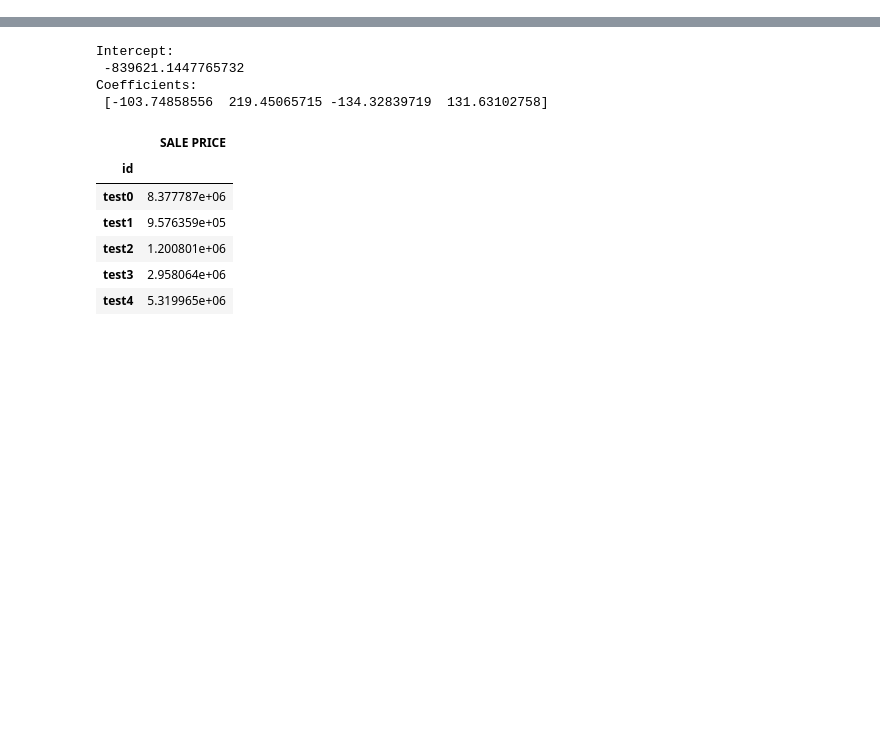
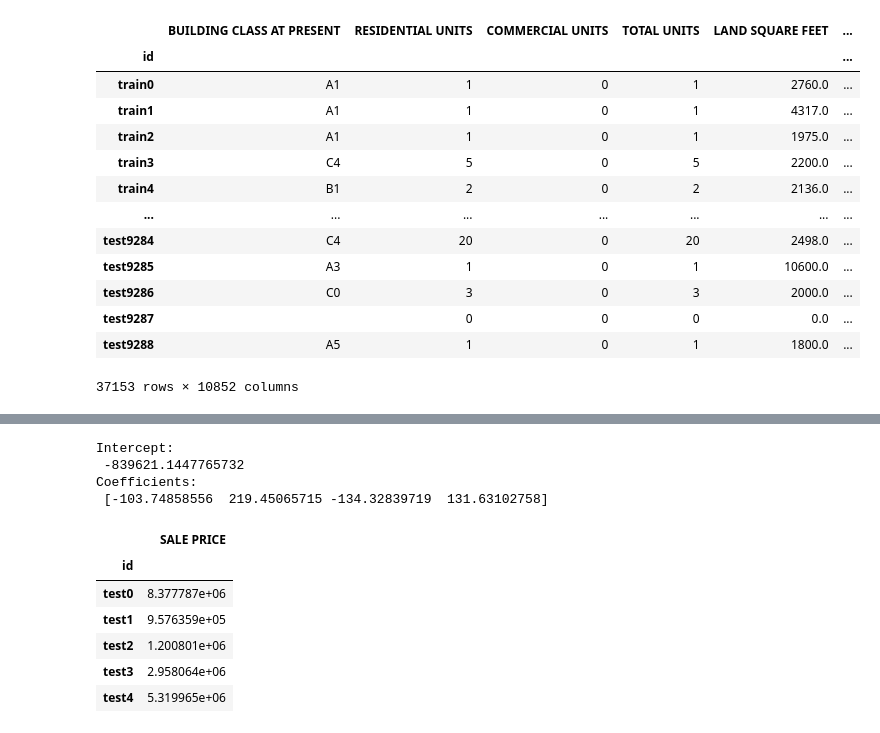
Before and after one commit to evilpegasus/Real-Estate-Price-Prediction, a Jupyter notebook: saas-2020-fall-cx-kaggle-compeition/regression.ipynb, the cells around one changed output, grey strips where cells are left out. Cells and saved outputs as stored; diff of their text form; code cells hidden in the pictures; blank space fills up the shorter version.

```diff
--- a/saas-2020-fall-cx-kaggle-compeition/regression.ipynb
+++ b/saas-2020-fall-cx-kaggle-compeition/regression.ipynb
@@ -31,0 +35,22 @@ X_test.set_index("id")
+# %%
+df = pd.concat((X_train, X_test), axis=0)
+
+# merge sale price onto feature data
+train_merged = X_train.merge(right = y_train, on = "id")
+# %%
+df.set_index("id")
+# %% [output]
+|  | BUILDING CLASS AT PRESENT | RESIDENTIAL UNITS | COMMERCIAL UNITS | TOTAL UNITS | LAND SQUARE FEET | ... |
+| id |  |  |  |  |  | ... |
+| train0 | A1 | 1 | 0 | 1 | 2760.0 | ... |
+| train1 | A1 | 1 | 0 | 1 | 4317.0 | ... |
+| train2 | A1 | 1 | 0 | 1 | 1975.0 | ... |
+| train3 | C4 | 5 | 0 | 5 | 2200.0 | ... |
+| train4 | B1 | 2 | 0 | 2 | 2136.0 | ... |
+| ... | ... | ... | ... | ... | ... | ... |
+| test9284 | C4 | 20 | 0 | 20 | 2498.0 | ... |
+| test9285 | A3 | 1 | 0 | 1 | 10600.0 | ... |
+| test9286 | C0 | 3 | 0 | 3 | 2000.0 | ... |
+| test9287 |  | 0 | 0 | 0 | 0.0 | ... |
+| test9288 | A5 | 1 | 0 | 1 | 1800.0 | ... |
+37153 rows × 10852 columns
```
Also changed, not shown: parts of 19 cells of this notebook.
